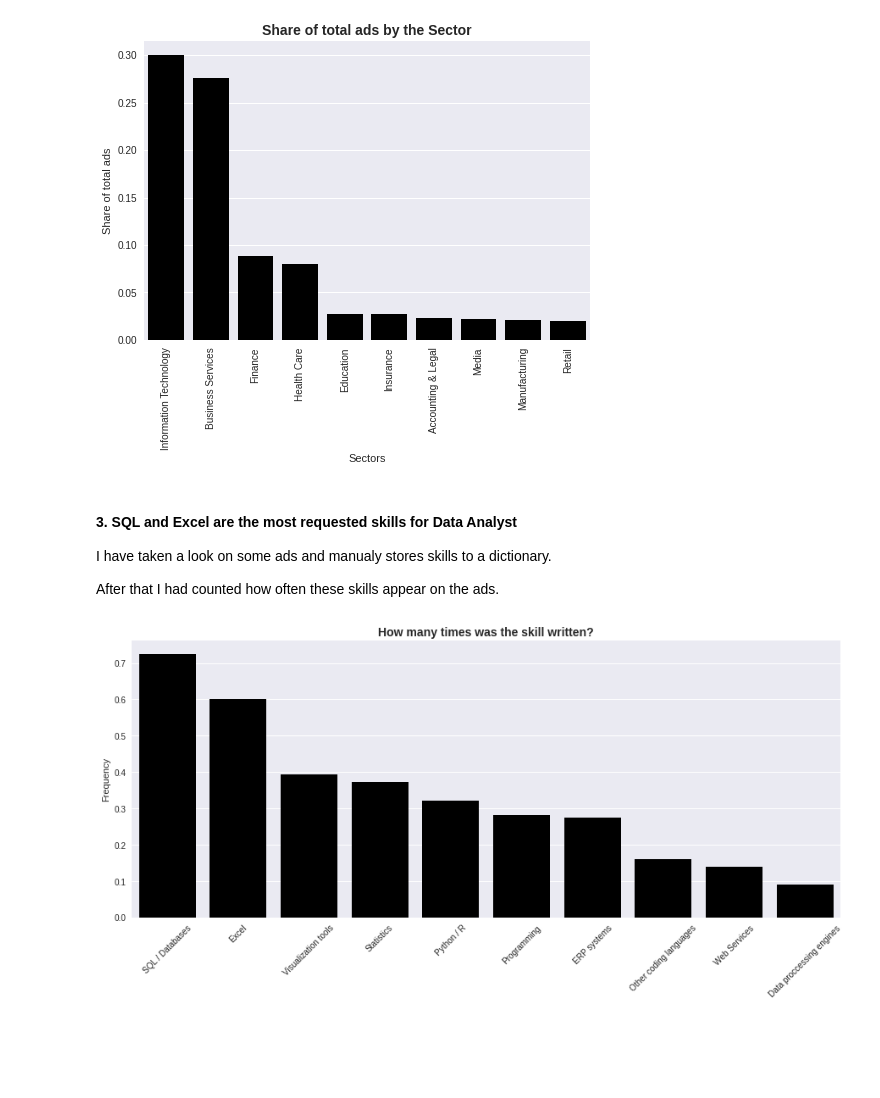
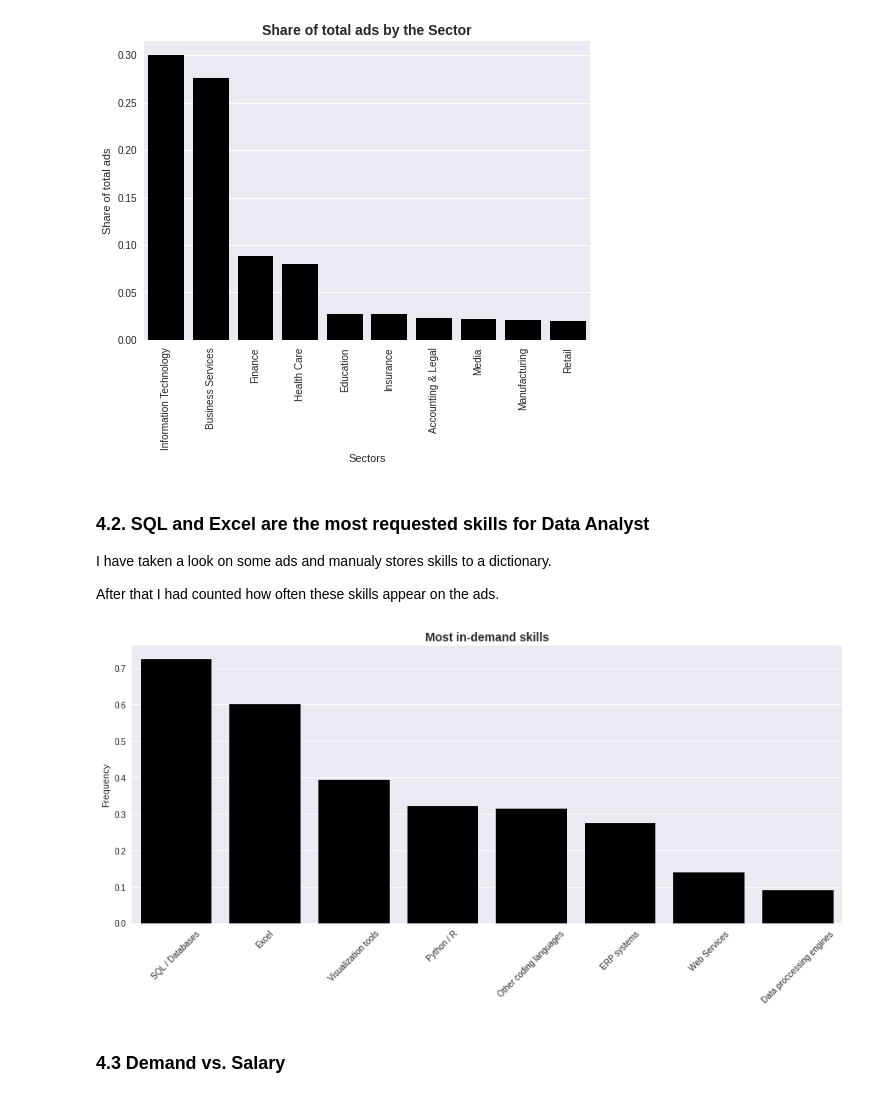
Before and after one commit to rkudulis/top-4-skills-data-analyst, a Jupyter notebook: exploratory_analysis.ipynb, the cells around one changed output. Drawn from its saved outputs; the diff is of its cells as text; code cells hidden in the pictures; blank space fills up the shorter version.

```diff
--- a/exploratory_analysis.ipynb
+++ b/exploratory_analysis.ipynb
@@ -22,4 +24,4 @@ plt.style.use('seaborn')
 from wordcloud import WordCloud
 # %%
 # NA values are coded as -1
-data = pd.read_csv('DataAnalyst.csv', index_col=0, na_values=-1)
+data = pd.read_csv('data/DataAnalyst.csv', index_col=0, na_values=-1)
@@ -222,7 +219,7 @@ plt.xticks(rotation=90);
 # %% [output]
 [figure]
 # %% [markdown]
-#### 3. SQL and Excel are the most requested skills for Data Analyst
+### 4.2. SQL and Excel are the most requested skills for Data Analyst
 
 I have taken a look on some ads and manualy stores skills to a dictionary.
 
@@ -233,13 +230,13 @@ After that I had counted how often these skills appear on the ads.
 hard_skills_dict = {
     "Python / R" : r'python|\bR\b',
     "Visualization tools" : r'powerbi|tableau|looker|plotly|dashboard',
-    "Other coding languages" : r'\bC\b|C[#\+\+]|java|vba',
+    "Other coding languages" : r'\bC\b|C[#\+\+]|java|vba|scripting|programming',
     "ERP systems": r'\bsas\b|\bsap\b|oracle',
     "Excel" : r'excel',
     "SQL / Databases" : 'sql|mysql|database',
     "Data proccessing engines" : r'hadoop|hive|spark',
-    "Statistics" : r'statistics|statistical',
-    "Programming": r'scripting|coding|programming',
+#     "Statistics" : r'statistics|statistical',
+#     "Programming": r'scripting|coding|programming',
     "Web Services": r'aws|azure|gcp',
 }
 # %%
@@ -256,13 +253,16 @@ skills['freq'] = skills['count'] / data_clean.shape[0]
 # %%
 # Plot a barchart of skills
 plt.figure(figsize=(15, 6))
 sns.barplot(x='skill', y='freq', data=skills, color='k')
 plt.xticks(rotation=45)
-plt.title("How many times was the skill written?", fontdict={'size':14, 'weight':'bold'})
+plt.title("Most in-demand skills", fontdict={'size':14, 'weight':'bold'})
 plt.ylabel("Frequency")
-plt.xlabel("");
+plt.xlabel("")
+plt.savefig("figs/skills.png", dpi=300, bbox_inches='tight')
 # %% [output]
-[figure, old version]
+[figure, new version]
+# %% [markdown]
+### 4.3 Demand vs. Salary
 # %%
 x1 = 'State'
 x2 = 'Sector'
```
Also changed, not shown: parts of 9 cells of this notebook, 4 other files.
